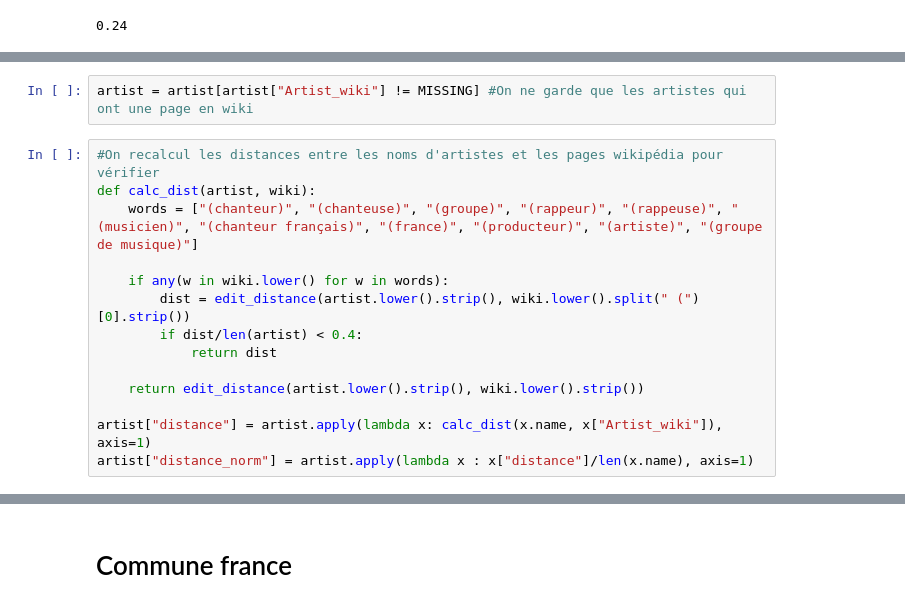
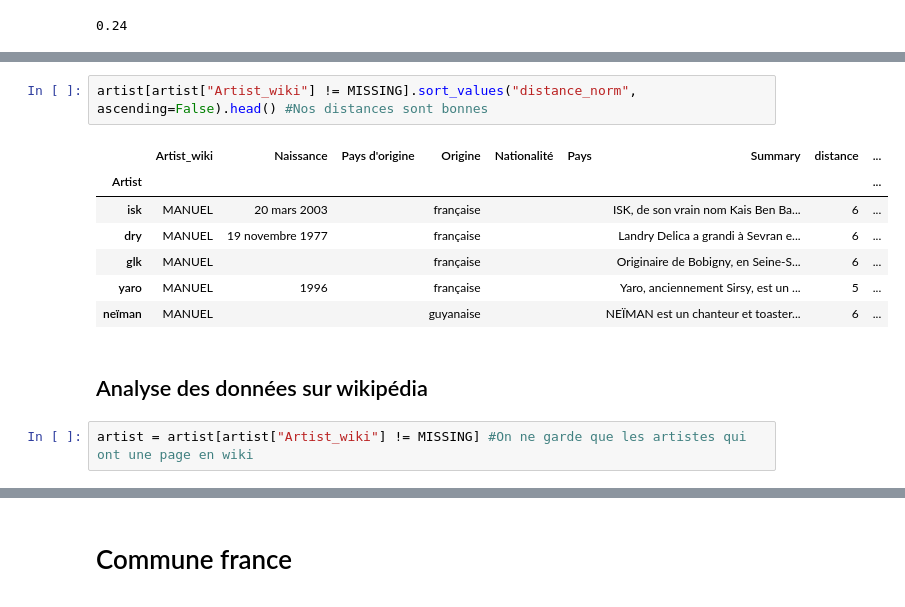
Before and after one commit to StundFR/PFE-Music-Analysis, a Jupyter notebook: stats.ipynb, the cells around one changed output, grey strips where cells are left out. Saved outputs shown, nothing was run; the diff lists cells and outputs as text.

```diff
--- a/stats.ipynb
+++ b/stats.ipynb
@@ -77,16 +113,14 @@ np.round(artist[artist["Artist_wiki"] == MISSING].shape[0] / artist.shape[0], 2)
+# %%
+artist[artist["Artist_wiki"] != MISSING].sort_values("distance_norm", ascending=False).head() #Nos distances sont bonnes
+# %% [output]
+|  | Artist_wiki | Naissance | Pays d'origine | Origine | Nationalité | Pays | Summary | distance | ... |
+| Artist |  |  |  |  |  |  |  |  | ... |
+| isk | MANUEL | 20 mars 2003 |  | française |  |  | ISK, de son vrain nom Kais Ben Ba... | 6 | ... |
+| dry | MANUEL | 19 novembre 1977 |  | française |  |  | Landry Delica a grandi à Sevran e... | 6 | ... |
+| glk | MANUEL |  |  | française |  |  | Originaire de Bobigny, en Seine-S... | 6 | ... |
+| yaro | MANUEL | 1996 |  | française |  |  | Yaro, anciennement Sirsy, est un ... | 5 | ... |
+| neïman | MANUEL |  |  | guyanaise |  |  | NEÏMAN est un chanteur et toaster... | 6 | ... |
+# %% [markdown]
+## Analyse des données sur wikipédia
 # %%
 artist = artist[artist["Artist_wiki"] != MISSING] #On ne garde que les artistes qui ont une page en wiki
-# %%
-#On recalcul les distances entre les noms d'artistes et les pages wikipédia pour vérifier
-def calc_dist(artist, wiki):
-    words = ["(chanteur)", "(chanteuse)", "(groupe)", "(rappeur)", "(rappeuse)", "(musicien)", "(chanteur français)", "(france)", "(producteur)", "(artiste)", "(groupe de musique)"]
-
-    if any(w in wiki.lower() for w in words):
-        dist = edit_distance(artist.lower().strip(), wiki.lower().split(" (")[0].strip())
-        if dist/len(artist) < 0.4:
-            return dist
-
-    return edit_distance(artist.lower().strip(), wiki.lower().strip())
-
-artist["distance"] = artist.apply(lambda x: calc_dist(x.name, x["Artist_wiki"]), axis=1)
-artist["distance_norm"] = artist.apply(lambda x : x["distance"]/len(x.name), axis=1)
```
Also changed, not shown: parts of 36 cells of this notebook, 1 other file.
